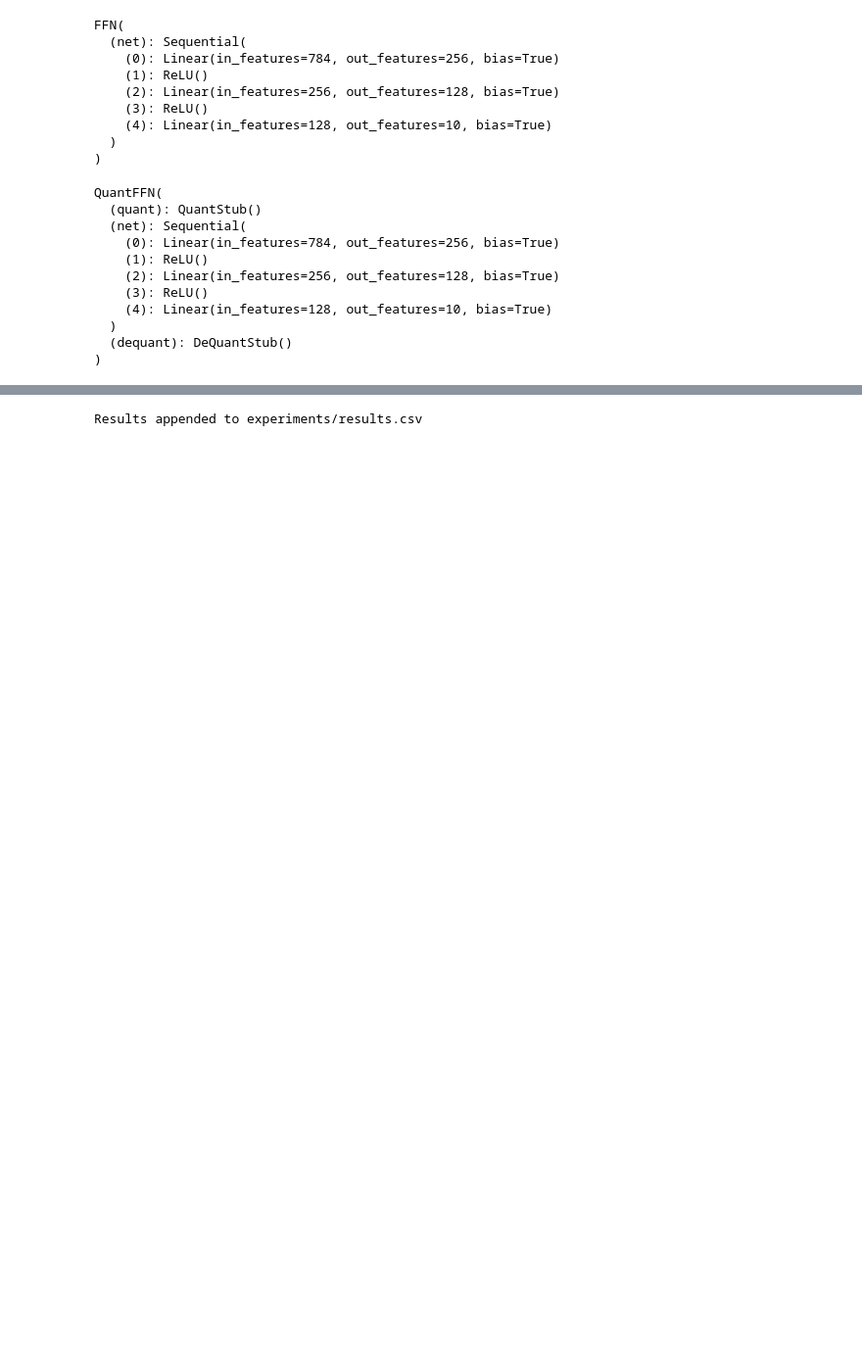
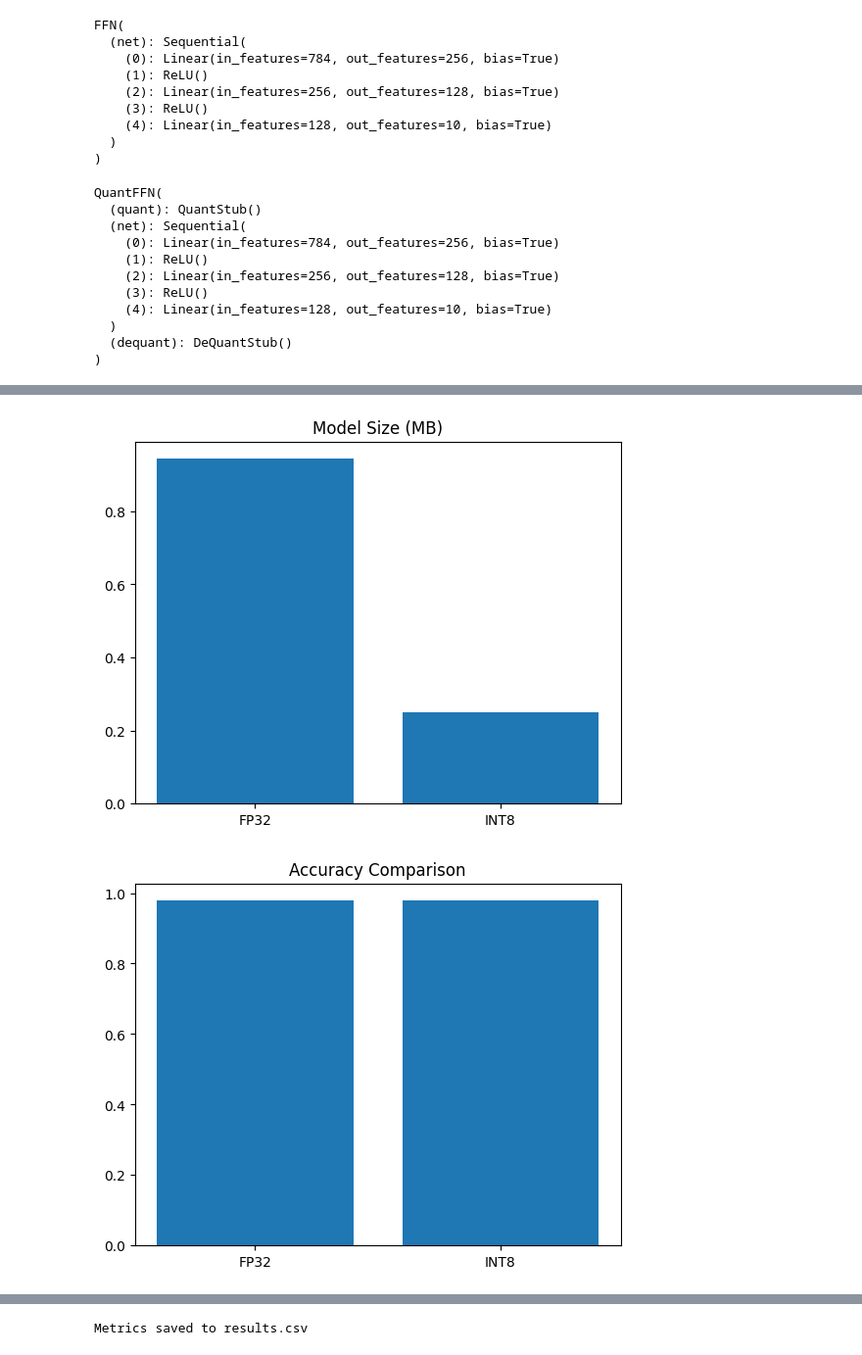
Before and after one commit to Rebiya/LLM-Optimization, a Jupyter notebook: notebooks/03_ptq.ipynb, the cells around one changed output, grey strips where cells are left out. Shown at 98% size. Saved outputs shown, nothing was run; the diff lists cells and outputs as text; code cells hidden in the pictures; blank space fills up the shorter version.

```diff
--- a/notebooks/03_ptq.ipynb
+++ b/notebooks/03_ptq.ipynb
@@ -144,0 +131,12 @@ plt.show()
+# %%
+float_path = MODEL_DIR / "ffn_baseline.pth"
+int8_path = MODEL_DIR / "ffn_ptq_int8.pth"
+
+torch.save(float_model.state_dict(), float_path)
+torch.save(quant_model.state_dict(), int8_path)
+
+float_size = os.path.getsize(float_path) / 1e6
+int8_size = os.path.getsize(int8_path) / 1e6
+
+print(f"FP32 size: {float_size:.2f} MB")
+print(f"INT8 size: {int8_size:.2f} MB")
@@ -179,0 +219,17 @@ Quantized model saved to models/quantized_model.pth
+# %%
+labels = ["FP32", "INT8"]
+
+plt.bar(labels, [float_size, int8_size])
+plt.title("Model Size (MB)")
+plt.show()
+
+plt.bar(labels, [fp32_acc, int8_acc])
+plt.title("Accuracy Comparison")
+plt.show()
+
+plt.bar(labels, [fp32_latency, int8_latency])
+plt.title("Latency Comparison (CPU)")
+plt.show()
+# %% [output]
+[figure, added]
+[figure, added]
@@ -180,12 +237,19 @@ Quantized model saved to models/quantized_model.pth
 # %%
-csv_file = EXP_DIR / "results.csv"
-write_header = not csv_file.exists()
+csv_path = EXP_DIR / "results.csv"
 
-with open(csv_file, "a", newline="") as f:
+header = ["model","test_accuracy","train_accuracy","Loss","Size(M)","Latency(s)"]
+row_fp32 = ["FFN_FP32", fp32_acc, "NA", "NA", float_size, fp32_latency]
+row_int8 = ["FFN_PTQ_INT8", int8_acc, "NA", "NA", int8_size, int8_latency]
+
+write_header = not csv_path.exists()
+
+with open(csv_path, "a", newline="") as f:
     writer = csv.writer(f)
     if write_header:
-        writer.writerow(["Model", "Accuracy", "Size", "Latency"])
-    writer.writerow(["FFN PTQ", acc, size_kb, latency])
-print("Results appended to experiments/results.csv")
+        writer.writerow(header)
+    writer.writerow(row_fp32)
+    writer.writerow(row_int8)
+
+print("Metrics saved to results.csv")
 # %% [output]
-Results appended to experiments/results.csv
+Metrics saved to results.csv
```
Also changed, not shown: parts of 18 cells of this notebook, 2 other files.
